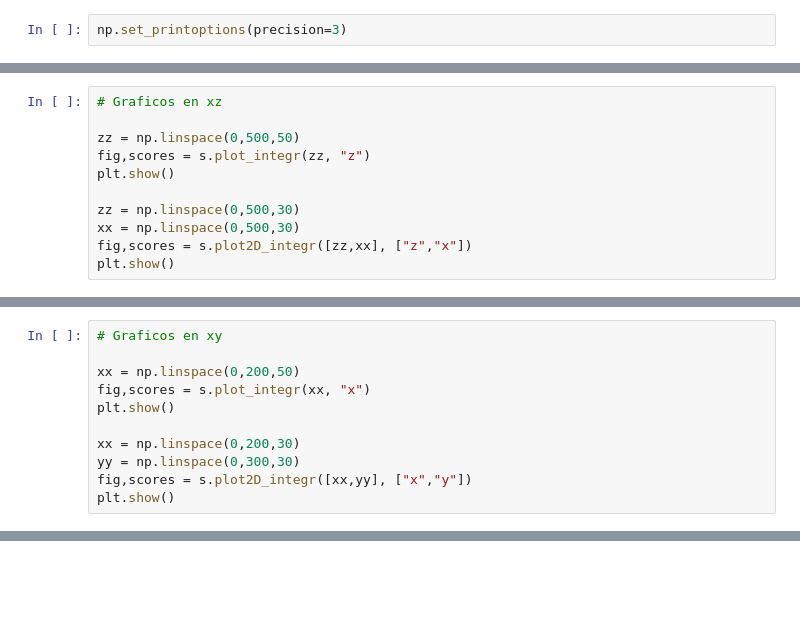
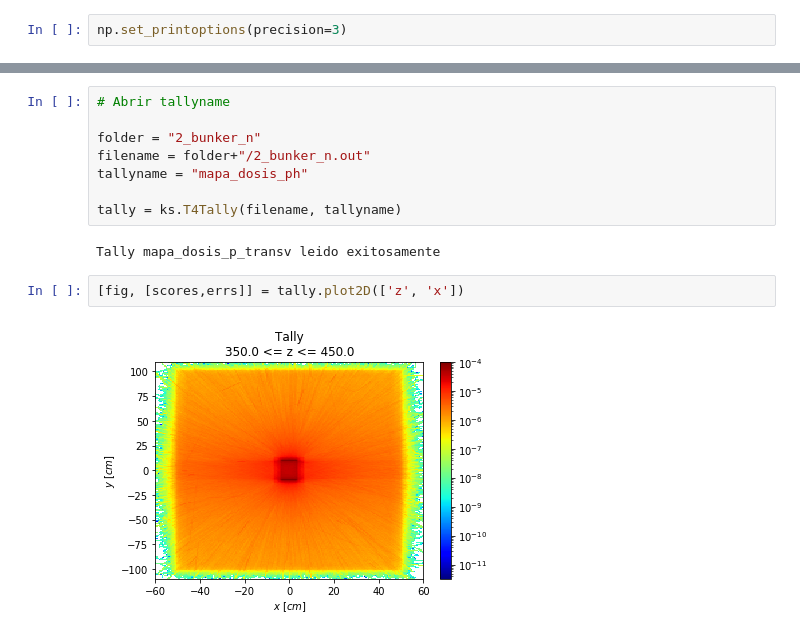
Before and after one commit to KDSource/KDSource, a Jupyter notebook: Auxiliares/tally.ipynb, the cells around one changed output, grey strips where cells are left out. Drawn from its saved outputs; the diff is of its cells as text; blank space fills up the shorter version.

Commit message:
Se agrego clase Tally en Python

```diff
--- a/Auxiliares/tally.ipynb
+++ b/Auxiliares/tally.ipynb
@@ -50,11 +11,0 @@ Usando 196344 particulas para entrenamiento
-# %%
-# Graficos en xz
-
-zz = np.linspace(0,500,50)
-fig,scores = s.plot_integr(zz, "z")
-plt.show()
-
-zz = np.linspace(0,500,30)
-xx = np.linspace(0,500,30)
-fig,scores = s.plot2D_integr([zz,xx], ["z","x"])
-plt.show()
@@ -64,11 +11,0 @@ plt.show()
-# %%
-# Graficos en xy
-
-xx = np.linspace(0,200,50)
-fig,scores = s.plot_integr(xx, "x")
-plt.show()
-
-xx = np.linspace(0,200,30)
-yy = np.linspace(0,300,30)
-fig,scores = s.plot2D_integr([xx,yy], ["x","y"])
-plt.show()
@@ -77,0 +12,14 @@ plt.show()
+# %%
+# Abrir tallyname
+
+folder = "2_bunker_n"
+filename = folder+"/2_bunker_n.out"
+tallyname = "mapa_dosis_ph"
+
+tally = ks.T4Tally(filename, tallyname)
+# %% [output]
+Tally mapa_dosis_p_transv leido exitosamente
+# %%
+[fig, [scores,errs]] = tally.plot2D(['z', 'x'])
+# %% [output]
+[figure, added]
```
Also changed, not shown: parts of 5 cells of this notebook, 2 other files.
